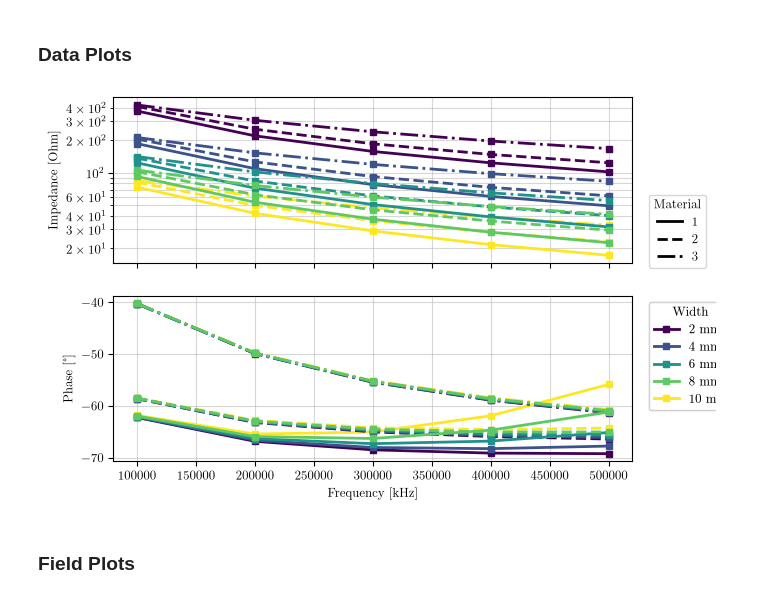
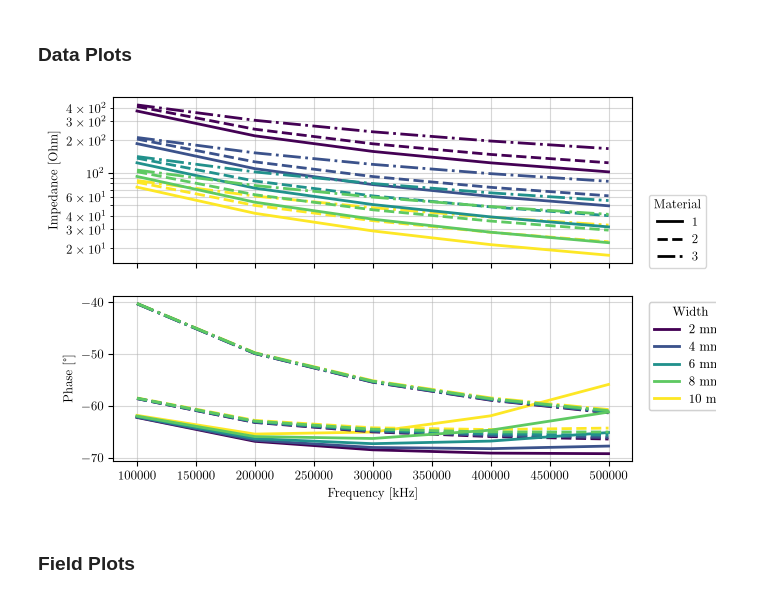
Before and after one commit to upb-lea/MPhSweepKit, a Jupyter notebook: examples/studies/ferrite_plate_capacitor/3_plots.ipynb, the cells around one changed output. Cells and saved outputs as stored; diff of their text form; code cells hidden in the pictures.

```diff
--- a/examples/studies/ferrite_plate_capacitor/3_plots.ipynb
+++ b/examples/studies/ferrite_plate_capacitor/3_plots.ipynb
@@ -120,8 +116,7 @@ mag_settings = PlotSettings(
     show_grid=True,
     grid_which="both",
     grid_alpha=0.5,
-    marker="s",
-    marker_size=4,
+    # marker_styles=("s", "o", "^", "v"),
     line_width=2.0,
     color_map_name="viridis",
     line_styles=("-", "--", "-.", ":"),
@@ -156,8 +151,7 @@ phase_settings = PlotSettings(
     show_grid=True,
     grid_which="both",
     grid_alpha=0.5,
-    marker="s",
-    marker_size=4,
+    # marker_styles=("s", "o", "^", "v"),
     line_width=2.0,
     color_map_name="viridis",
     line_styles=("-", "--", "-.", ":"),
@@ -166,35 +160,35 @@ phase_settings = PlotSettings(
     use_tight_layout=False,
     show_title=False,
 )
 dp.y_over_x_with_color_and_style(
     ax_phase,
     y_col="Z_phase",
     x_col="freq",
     color_col="width",
     style_col="matsw.comp1.sw1",
     settings=phase_settings,
     text_overrides=PlotTextOverrides(
         x_label="Frequency",
         x_unit="kHz",
         y_label="Phase",
         y_unit="°",
         color_label="Width",
         color_unit="mm",
         style_label="Material",
         style_unit=" ",
     ),
 )
 
 # Ensure visual shared-x behavior
 ax_mag.tick_params(axis="x", which="both", labelbottom=False)
 ax_mag.set_xlabel("")
 
 # fig.tight_layout()
 
-plt.savefig("cuboid_eps_complex.pdf", bbox_inches="tight")
+# plt.savefig("cuboid_eps_complex.pdf", bbox_inches="tight")
 plt.show()
 # %% [output]
-[figure, old version]
+[figure, new version]
 # %% [markdown]
 ### Field Plots
 # %%
```
Also changed, not shown: parts of 3 cells of this notebook, 9 other files.
